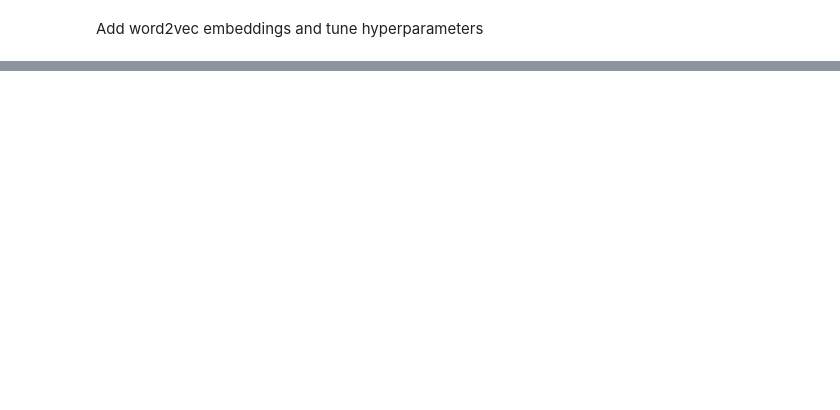
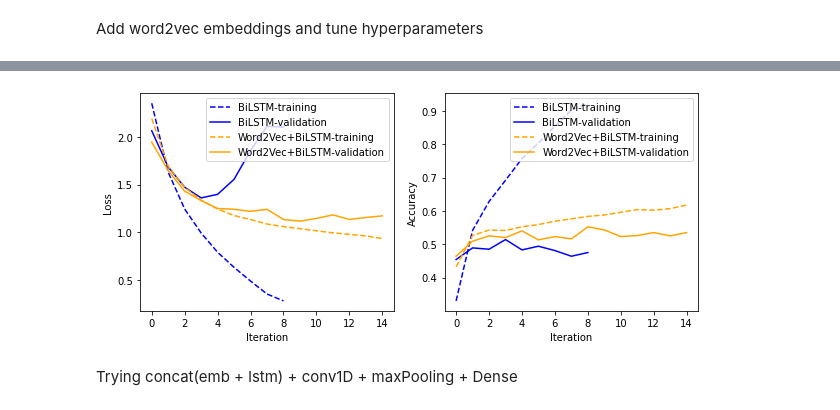
Before and after one commit to nikhilnanda21/yelp-is-all-you-need, a Jupyter notebook: Project1/4332_P1_RNN.ipynb, the cells around one changed output, grey strips where cells are left out. Saved outputs shown, nothing was run; the diff lists cells and outputs as text; code cells hidden in the pictures; blank space fills up the shorter version.

Commit message:
word2vec + biLSTM + cnn

```diff
--- a/Project1/4332_P1_RNN.ipynb
+++ b/Project1/4332_P1_RNN.ipynb
@@ -525,0 +592,14 @@ Add word2vec embeddings and tune hyperparameters
+# %%
+embedding_matrix = np.zeros((len(feats_dict), 100), dtype=np.float32)
+with open("models/word2vec.vec", "r") as f:
+    n_words, n_dim = f.readline().split()
+    n_words, n_dim = int(n_words), int(n_dim)
+    print("number of words:", n_words, "word dimension:", n_dim)
+    while True:
+        line = f.readline()
+        if not line:
+            break
+        word, vec = line.split(" ", 1)
+        word_idx = feats_dict.get(word, -1)
+        if word_idx != -1:
+            embedding_matrix[word_idx] = np.array(vec.split(), dtype=np.float32)
@@ -525,0 +681,23 @@ Add word2vec embeddings and tune hyperparameters
+# %%
+plt.figure(figsize=(10,4))
+plt.subplot(1,2,1)
+plt.plot(bilstm_history.history["loss"], label="BiLSTM-training", color="blue", linestyle="dashed")
+plt.plot(bilstm_history.history["val_loss"], label="BiLSTM-validation", color="blue")
+plt.plot(word2vec_bilstm_history.history["loss"], label="Word2Vec+BiLSTM-training", color="orange", linestyle="dashed")
+plt.plot(word2vec_bilstm_history.history["val_loss"], label="Word2Vec+BiLSTM-validation", color="orange")
+plt.xlabel("Iteration")
+plt.ylabel("Loss")
+plt.legend()
+plt.subplot(1,2,2)
+plt.plot(bilstm_history.history["accuracy"], label="BiLSTM-training", color="blue", linestyle="dashed")
+plt.plot(bilstm_history.history["val_accuracy"], label="BiLSTM-validation", color="blue")
+plt.plot(word2vec_bilstm_history.history["accuracy"], label="Word2Vec+BiLSTM-training", color="orange", linestyle="dashed")
+plt.plot(word2vec_bilstm_history.history["val_accuracy"], label="Word2Vec+BiLSTM-validation", color="orange")
+plt.xlabel("Iteration")
+plt.ylabel("Accuracy")
+plt.legend()
+plt.show()
+# %% [output]
+[figure, added]
+# %% [markdown]
+Trying concat(emb + lstm) + conv1D + maxPooling + Dense
```
Also changed, not shown: parts of 20 cells of this notebook.
